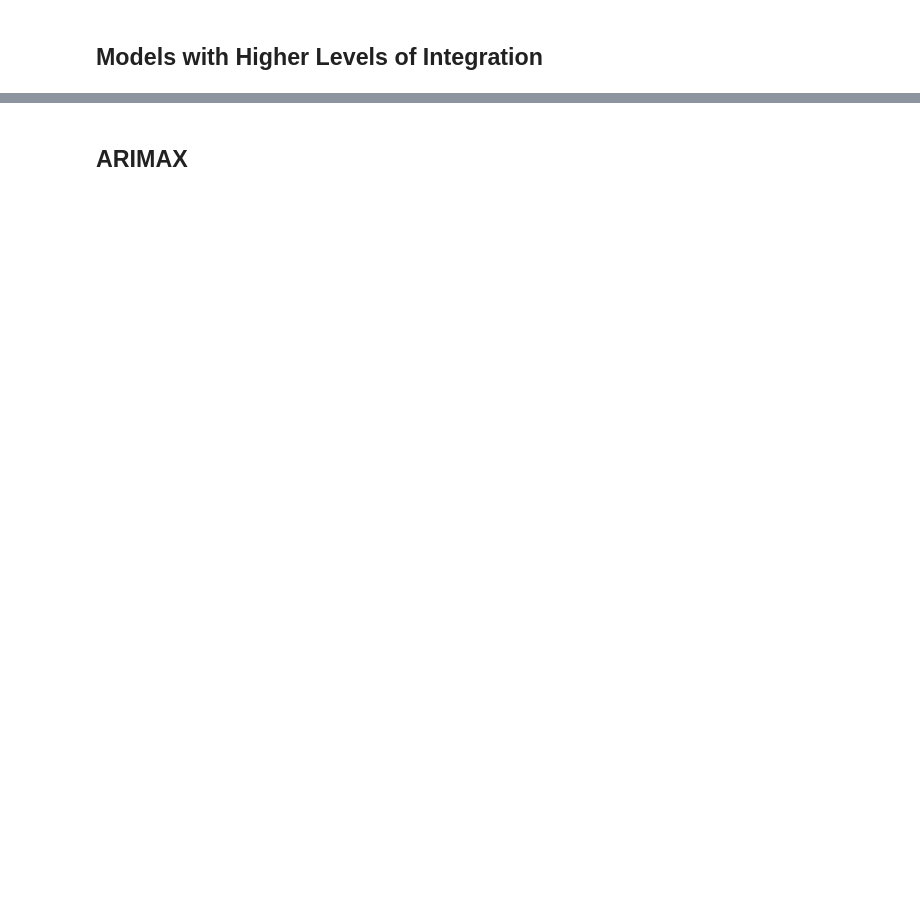
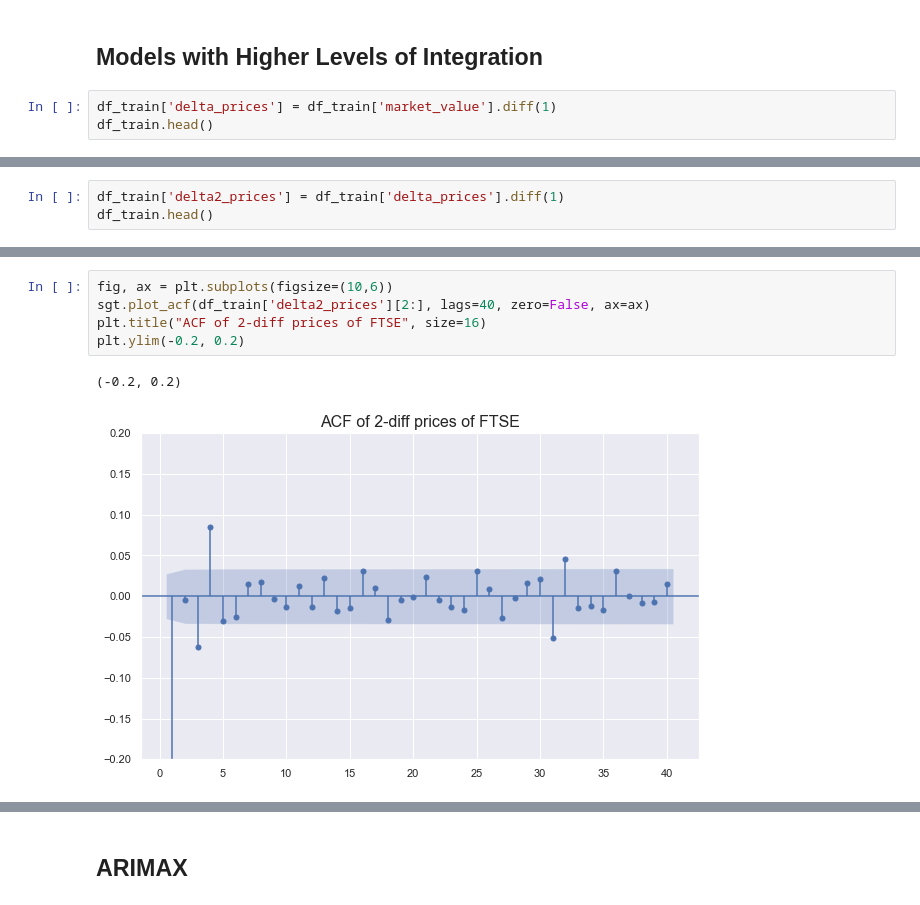
Before and after one commit to lzytimx/Time-Series, a Jupyter notebook: section10.ipynb, the cells around one changed output, grey strips where cells are left out. Drawn from its saved outputs; the diff is of its cells as text; blank space fills up the shorter version.

```diff
--- a/section10.ipynb
+++ b/section10.ipynb
@@ -149,2 +177,5 @@ ARIMA(6,1,3) -27583.858499814625, 55187.71699962925
 # %% [markdown]
 ## Models with Higher Levels of Integration
+# %%
+df_train['delta_prices'] = df_train['market_value'].diff(1)
+df_train.head()
@@ -150,0 +228,3 @@ ARIMA(6,1,3) -27583.858499814625, 55187.71699962925
+# %%
+df_train['delta2_prices'] = df_train['delta_prices'].diff(1)
+df_train.head()
@@ -150,0 +244,8 @@ ARIMA(6,1,3) -27583.858499814625, 55187.71699962925
+# %%
+fig, ax = plt.subplots(figsize=(10,6))
+sgt.plot_acf(df_train['delta2_prices'][2:], lags=40, zero=False, ax=ax)
+plt.title("ACF of 2-diff prices of FTSE", size=16)
+plt.ylim(-0.2, 0.2)
+# %% [output]
+(-0.2, 0.2)
+[figure, added]
```
Also changed, not shown: parts of 16 cells of this notebook, 1 other file.
